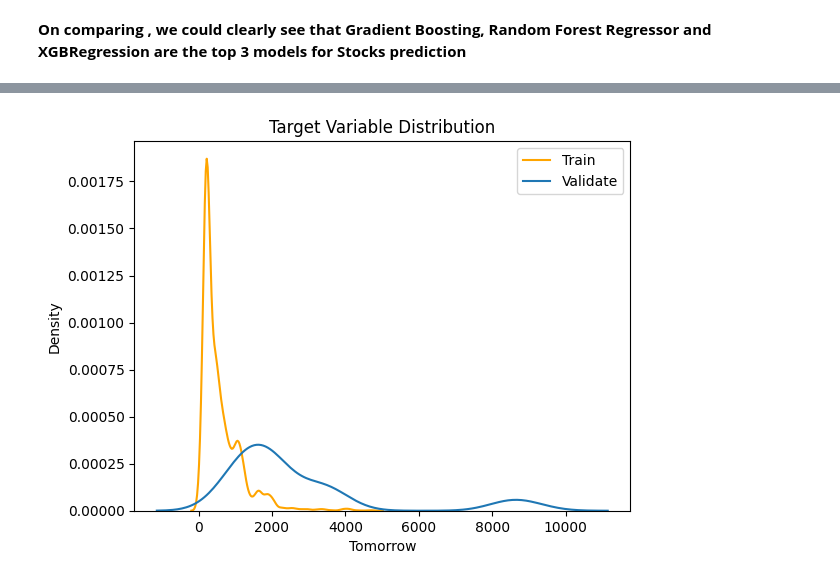
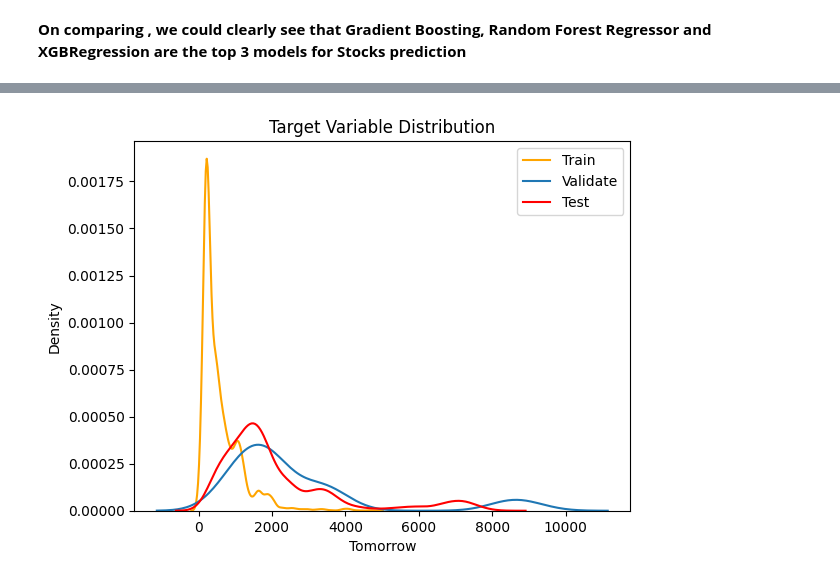
Before and after one commit to beingUday/Stock-market-trends-prediction, a Jupyter notebook: predictive-and-validation.ipynb, the cells around one changed output, grey strips where cells are left out. Cells and saved outputs as stored; diff of their text form; code cells hidden in the pictures.

```diff
--- a/predictive-and-validation.ipynb
+++ b/predictive-and-validation.ipynb
@@ -472,9 +512,10 @@ R2 SCORE: 0.2144693297756991
 # %%
 
 sns.kdeplot(Y_train, label="Train",color="orange")
 sns.kdeplot(Y_validate, label="Validate",color="blue")
+sns.kdeplot(Y_test, label="Test",color="red")
 plt.legend()
 plt.title("Target Variable Distribution")
 plt.show()
 # %% [output]
-[figure, old version]
+[figure, new version]
```
Also changed, not shown: parts of 9 cells of this notebook.
